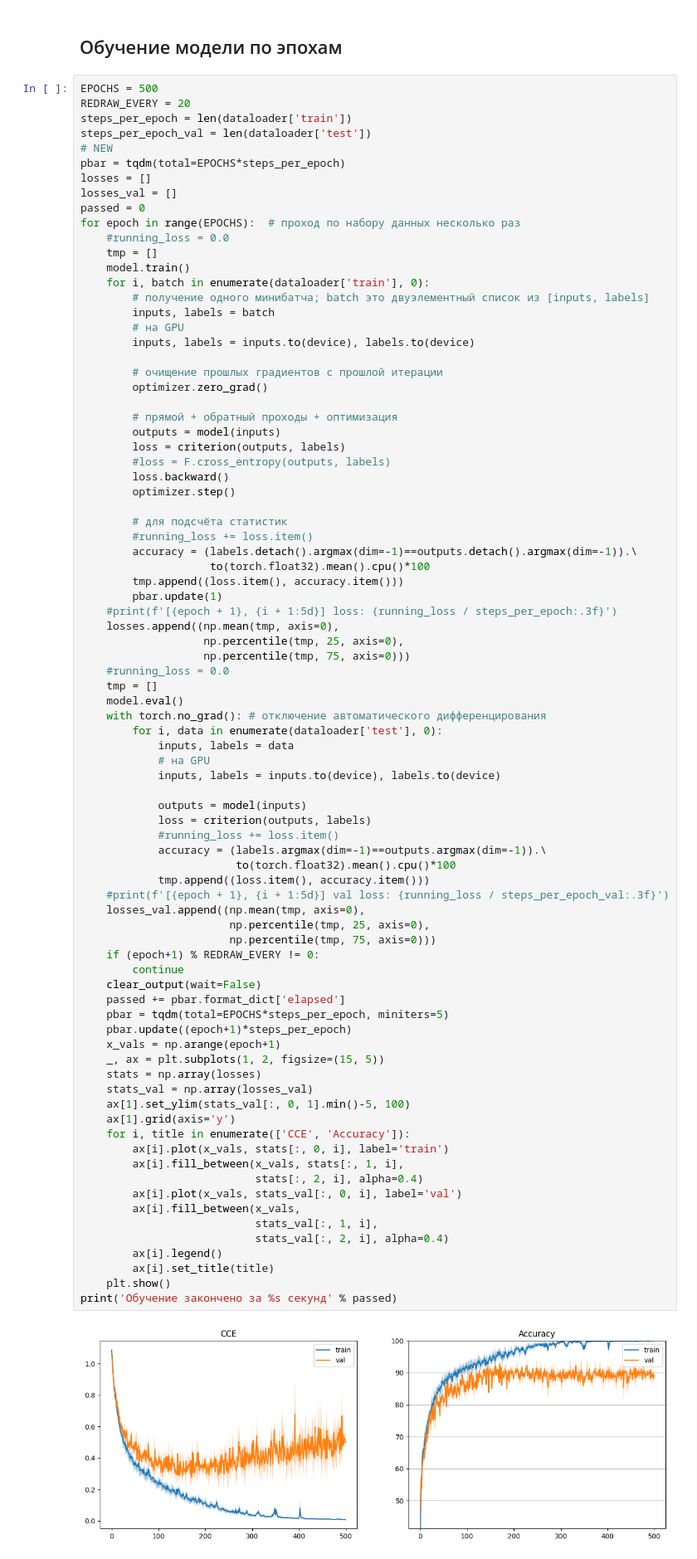
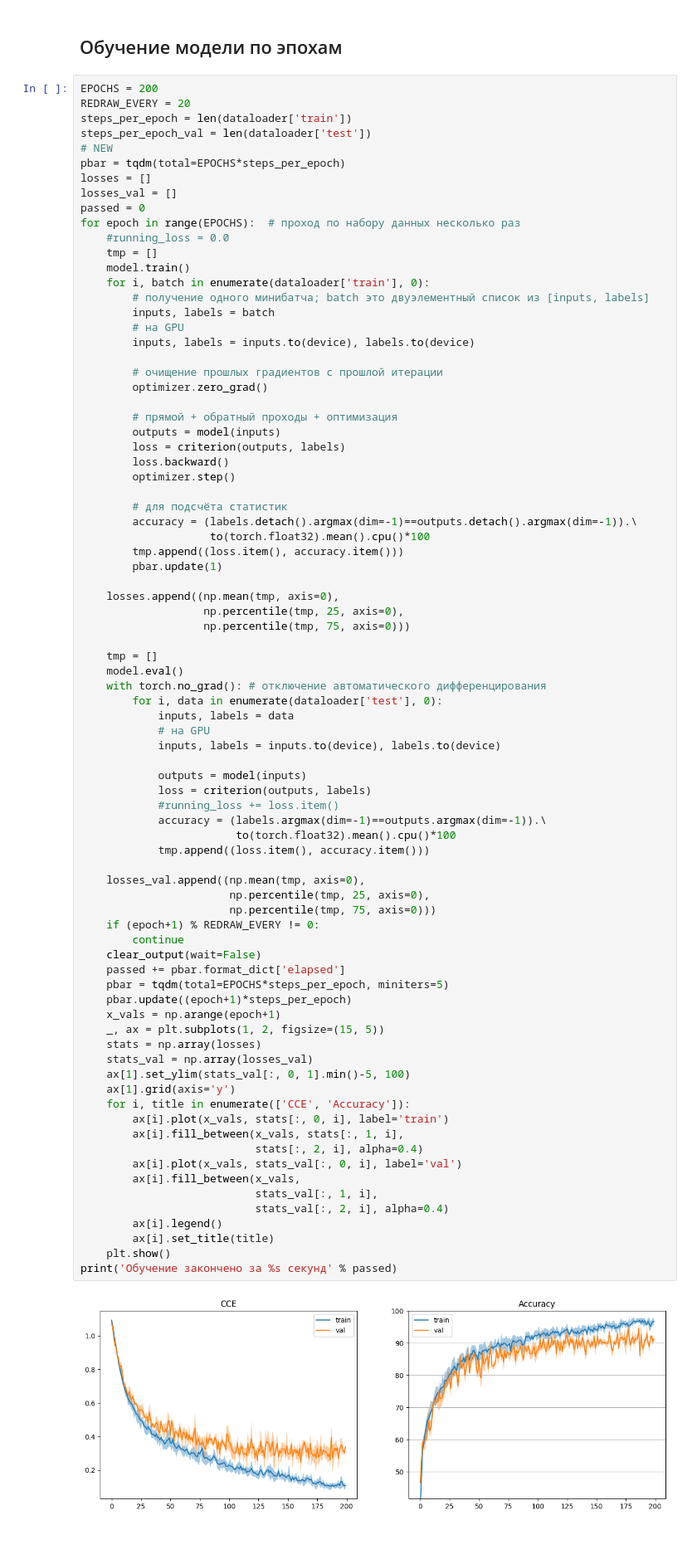
Before and after one commit to comradyo/rnss, a Jupyter notebook: lab-2.ipynb, the cells around one changed output. Shown at 83% size. Saved outputs shown, nothing was run; the diff lists cells and outputs as text.

```diff
--- a/lab-2.ipynb
+++ b/lab-2.ipynb
@@ -209,7 +217,7 @@ optimizer = optim.SGD(model.parameters(), lr=5e-3, momentum=0.9)
 # %% [markdown]
 ## Обучение модели по эпохам
 # %%
-EPOCHS = 500
+EPOCHS = 200
 REDRAW_EVERY = 20
 steps_per_epoch = len(dataloader['train'])
 steps_per_epoch_val = len(dataloader['test'])
@@ -234,21 +242,19 @@ for epoch in range(EPOCHS):  # проход по набору данных не
         # прямой + обратный проходы + оптимизация
         outputs = model(inputs)
         loss = criterion(outputs, labels)
-        #loss = F.cross_entropy(outputs, labels)
         loss.backward()
         optimizer.step()
 
         # для подсчёта статистик
-        #running_loss += loss.item()
         accuracy = (labels.detach().argmax(dim=-1)==outputs.detach().argmax(dim=-1)).\
                     to(torch.float32).mean().cpu()*100
         tmp.append((loss.item(), accuracy.item()))
         pbar.update(1)
-    #print(f'[{epoch + 1}, {i + 1:5d}] loss: {running_loss / steps_per_epoch:.3f}')
+
     losses.append((np.mean(tmp, axis=0),
                    np.percentile(tmp, 25, axis=0),
                    np.percentile(tmp, 75, axis=0)))
-    #running_loss = 0.0
+
     tmp = []
     model.eval()
     with torch.no_grad(): # отключение автоматического дифференцирования
@@ -263,33 +269,33 @@ for epoch in range(EPOCHS):  # проход по набору данных не
             accuracy = (labels.argmax(dim=-1)==outputs.argmax(dim=-1)).\
                         to(torch.float32).mean().cpu()*100
             tmp.append((loss.item(), accuracy.item()))
-    #print(f'[{epoch + 1}, {i + 1:5d}] val loss: {running_loss / steps_per_epoch_val:.3f}')
+
     losses_val.append((np.mean(tmp, axis=0),
                        np.percentile(tmp, 25, axis=0),
                        np.percentile(tmp, 75, axis=0)))
     if (epoch+1) % REDRAW_EVERY != 0:
         continue
     clear_output(wait=False)
     passed += pbar.format_dict['elapsed']
     pbar = tqdm(total=EPOCHS*steps_per_epoch, miniters=5)
     pbar.update((epoch+1)*steps_per_epoch)
     x_vals = np.arange(epoch+1)
     _, ax = plt.subplots(1, 2, figsize=(15, 5))
     stats = np.array(losses)
     stats_val = np.array(losses_val)
     ax[1].set_ylim(stats_val[:, 0, 1].min()-5, 100)
     ax[1].grid(axis='y')
     for i, title in enumerate(['CCE', 'Accuracy']):
         ax[i].plot(x_vals, stats[:, 0, i], label='train')
         ax[i].fill_between(x_vals, stats[:, 1, i],
                            stats[:, 2, i], alpha=0.4)
         ax[i].plot(x_vals, stats_val[:, 0, i], label='val')
         ax[i].fill_between(x_vals,
                            stats_val[:, 1, i],
                            stats_val[:, 2, i], alpha=0.4)
         ax[i].legend()
         ax[i].set_title(title)
     plt.show()
 print('Обучение закончено за %s секунд' % passed)
 # %% [output]
-[figure, old version]
+[figure, new version]
```
Also changed, not shown: parts of 4 cells of this notebook, 4 other files.
